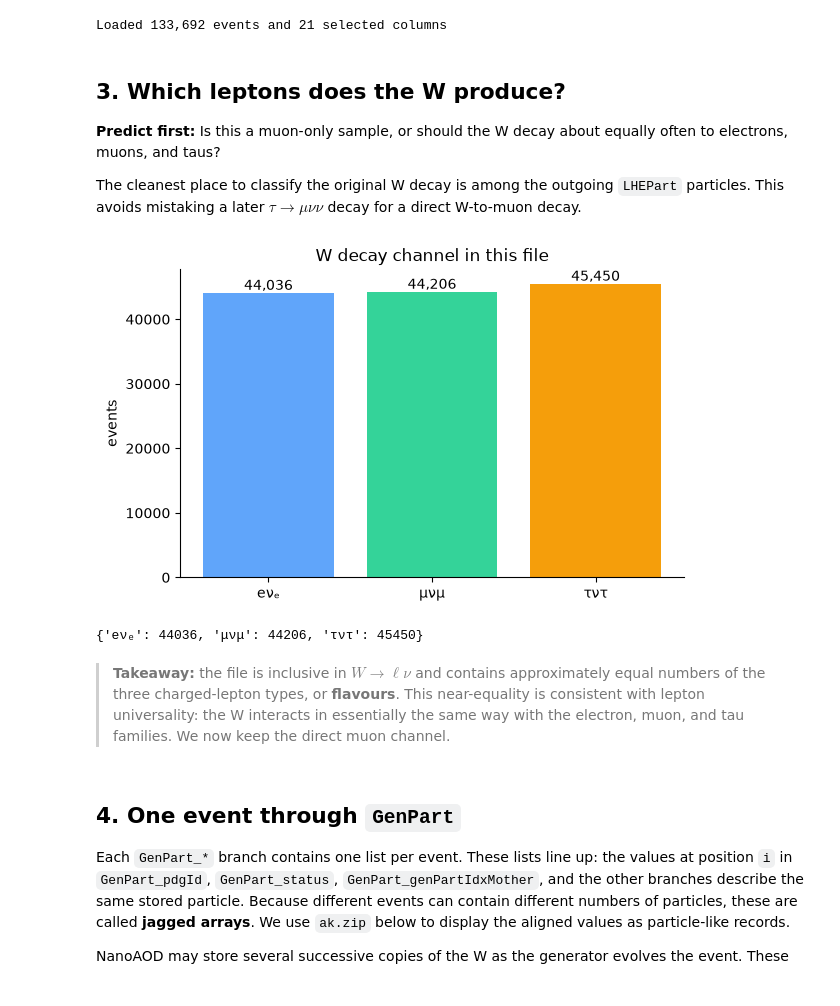
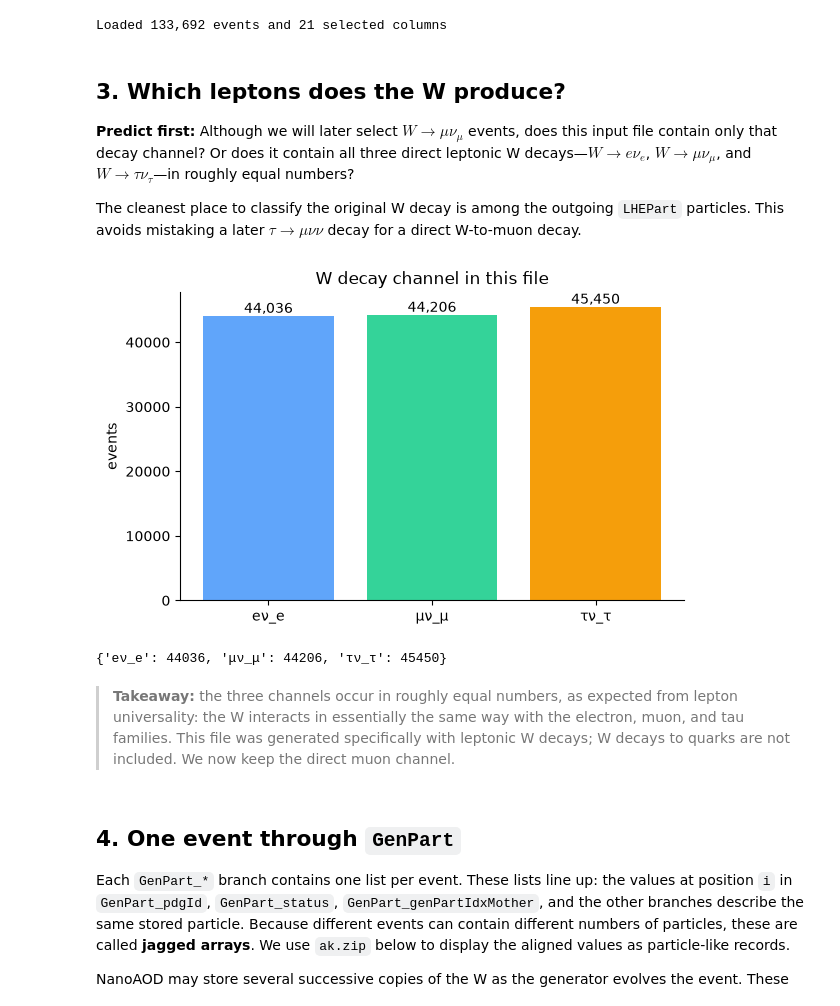
Before and after one commit to clelange/cms-open-data-w-jets-teaching, a Jupyter notebook: notebooks/w_to_munu_truth_met_69747.ipynb, the cells around one changed output. Saved outputs shown, nothing was run; the diff lists cells and outputs as text; code cells hidden in the pictures.

Commit message:
Clarify generated W decay channels

```diff
--- a/notebooks/w_to_munu_truth_met_69747.ipynb
+++ b/notebooks/w_to_munu_truth_met_69747.ipynb
@@ -139,34 +139,34 @@ Loaded 133,692 events and 21 selected columns
 # %% [markdown]
 ## 3. Which leptons does the W produce?
 
-**Predict first:** Is this a muon-only sample, or should the W decay about equally often to electrons, muons, and taus?
+**Predict first:** Although we will later select $W\to\mu\nu_\mu$ events, does this input file contain only that decay channel? Or does it contain all three direct leptonic W decays—$W\to e\nu_e$, $W\to\mu\nu_\mu$, and $W\to\tau\nu_\tau$—in roughly equal numbers?
 
 The cleanest place to classify the original W decay is among the outgoing `LHEPart` particles. This avoids mistaking a later $\tau\to\mu\nu\nu$ decay for a direct W-to-muon decay.
 # %%
 # LHE status 1 denotes outgoing particles from the matrix-element calculation.
 lhe_final_abs_id = abs(data.LHEPart_pdgId[data.LHEPart_status == 1])
 # Each channel mask contains one True/False value per event.
 decay_channels = {
-    "eνₑ": ak.any(lhe_final_abs_id == 11, axis=1),
-    "μνμ": ak.any(lhe_final_abs_id == 13, axis=1),
-    "τντ": ak.any(lhe_final_abs_id == 15, axis=1),
+    "eν_e": ak.any(lhe_final_abs_id == 11, axis=1),
+    "μν_μ": ak.any(lhe_final_abs_id == 13, axis=1),
+    "τν_τ": ak.any(lhe_final_abs_id == 15, axis=1),
 }
 channel_counts = {name: int(ak.sum(mask)) for name, mask in decay_channels.items()}
 assert sum(channel_counts.values()) == len(data)
-mu_channel = decay_channels["μνμ"]
+mu_channel = decay_channels["μν_μ"]
 
 fig, ax = plt.subplots(figsize=(6.5, 4))
 bars = ax.bar(list(channel_counts), list(channel_counts.values()), color=["#60a5fa", "#34d399", "#f59e0b"])
 ax.bar_label(bars, fmt="{:,}")
 ax.set(ylabel="events", title="W decay channel in this file")
 ax.spines[["top", "right"]].set_visible(False)
 plt.show()
 channel_counts
 # %% [output]
-[figure, old version]
+[figure, new version]
-{'eνₑ': 44036, 'μνμ': 44206, 'τντ': 45450}
+{'eν_e': 44036, 'μν_μ': 44206, 'τν_τ': 45450}
 # %% [markdown]
-> **Takeaway:** the file is inclusive in $W\to\ell\nu$ and contains approximately equal numbers of the three charged-lepton types, or **flavours**. This near-equality is consistent with lepton universality: the W interacts in essentially the same way with the electron, muon, and tau families. We now keep the direct muon channel.
+> **Takeaway:** the three channels occur in roughly equal numbers, as expected from lepton universality: the W interacts in essentially the same way with the electron, muon, and tau families. This file was generated specifically with leptonic W decays; W decays to quarks are not included. We now keep the direct muon channel.
 # %%
 # @title Toolbox: particle names, angular helpers, and truth/reco selections
 PARTICLE_NAMES = {
```
